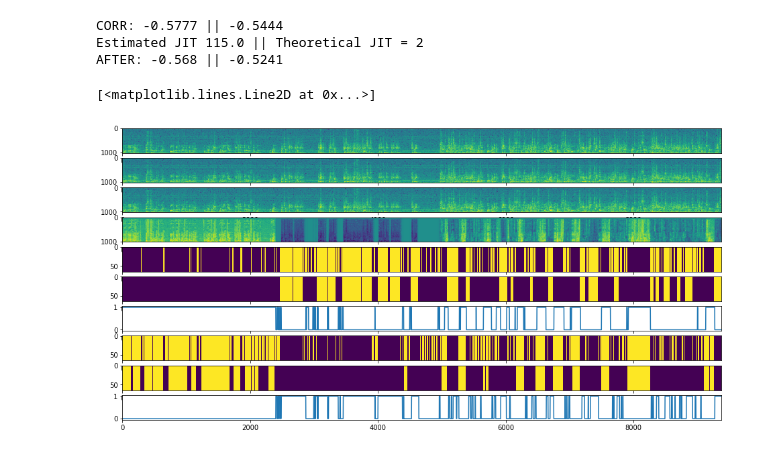
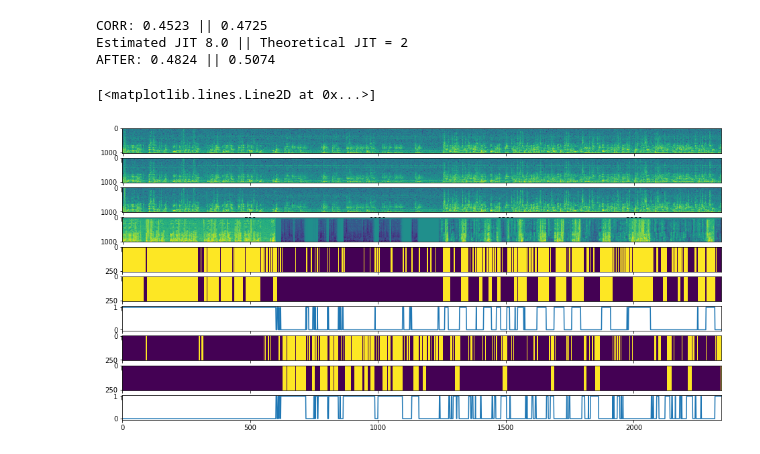
Before and after one commit to SensorsAudioINI/SpikeSeparation, a Jupyter notebook: GCC_spikes.ipynb, the cells around one changed output. Cells and saved outputs as stored; diff of their text form; code cells hidden in the pictures.

```diff
--- a/GCC_spikes.ipynb
+++ b/GCC_spikes.ipynb
@@ -75,6 +75,7 @@ spectralCoherenceV = complexMixtureSpectrogram[0] * complexMixtureSpectrogram[1]
                      / abs(complexMixtureSpectrogram[0]) / abs(complexMixtureSpectrogram[1])
 angularSpectrogram = getAngularSpectrogram( spectralCoherenceV, frequenciesInHz,
                                             microphoneSeparationInMetres, numTDOAs )
+angularSpectrogram = np.nan_to_num(angularSpectrogram)
 meanAngularSpectrum = mean(angularSpectrogram, axis=-1)
 targetTDOAIndexes = estimateTargetTDOAIndexesFromAngularSpectrum( meanAngularSpectrum,
                                                                   microphoneSeparationInMetres,
@@ -141,7 +152,9 @@ fs, whisper3 = wavfile.read(filename_whisper3)
 # plt.plot(whisper1[:115000, 0])
 # ipd.display(ipd.Audio(whisper1[:200000, 0], rate=fs))
 TR = 10000 if sample in ['A', 'C'] and pos == [9, 7] else 18000
+# TR = 10000
 trigger_index = np.where(whisper1>TR)[0][0]
+# trigger_index = np.where(whisper1[:,0]>TR)[0][0]
 # print trigger_index
 # trigger_index = 115000
 whisper1 = whisper1[trigger_index + int(fs / 32):].astype('float32')
@@ -160,23 +173,26 @@ fs, groundtruth8 = wavfile.read(filename_groundtruth8)
 groundtruth8 = remove_trigger(groundtruth8)
 
 # stfts & VADs
-m2 = stft(groundtruth8, 2048, 512, window=np.hanning).T
-m1 = stft(groundtruth1, 2048, 512, window=np.hanning).T
+m2 = stft(groundtruth8, windowSize, hopSize, window=np.hanning).T
+m1 = stft(groundtruth1, windowSize, hopSize, window=np.hanning).T
 m1_sum = np.sum(np.log(m1 + 1), axis=-1)
 m2_sum = np.sum(np.log(m2 + 1), axis=-1)
 VAD1 = np.array(0.8 * m1_sum > m2_sum)
-
 VAD2 = np.array(0.8 * m2_sum > m1_sum)
 
-x_spec = np.transpose(multi_stft(whisper.T, 2048, 512), (0, 2, 1))
+x_spec = np.transpose(multi_stft(whisper.T, windowSize, hopSize), (0, 2, 1))
 # %%
 print(len(vad1))
 print(len(VAD1))
-R = int(np.ceil(len(vad1) / len(VAD1)))
+
+R = int(np.floor(len(vad1) / len(VAD1)))
 print(R)
+vad1 = vad1[::R]
+vad2 = vad2[::R]
 
-plt.plot(vad1[::R])
-plt.plot(VAD1)
-
-print(len(vad1[::R]))
+min_len = min([len(vad1), len(VAD1)])
+vad1 = vad1[:min_len]
+vad2 = vad2[:min_len]
+VAD1 = VAD1[:min_len]
+VAD2 = VAD2[:min_len]
 # %% [output]
@@ -188,15 +202,20 @@ print(len(vad1[::R]))
-# %%
-vad1 = vad1[:len(VAD1)]
-vad2 = vad2[:len(VAD2)]
-JIT = 2
 # %%
+JIT = 2
 # solid_vad1 = np.tile(np.expand_dims(vad1, -1), (1, int(frame_len / 2 + 1)))
 # solid_vad2 = np.tile(np.expand_dims(vad2, -1), (1, int(frame_len / 2 + 1)))
+
+if np.corrcoef(vad1, VAD1)[0,1] < 0:
+    _tmp = vad1[:]
+    vad1 = vad2[:]
+    vad2 = _tmp[:]
+
 solid_vad1 = np.tile(np.expand_dims(vad1, -1), (1, int(hopSize/ 2 + 1)))
 solid_vad2 = np.tile(np.expand_dims(vad2, -1), (1, int(hopSize / 2 + 1)))
 
 solid_vad11 = np.tile(np.expand_dims(break_small(vad1, BW), -1), (1, int(hopSize / 2 + 1)))
 solid_vad22 = np.tile(np.expand_dims(break_small(vad2, BW), -1), (1, int(hopSize / 2 + 1)))
+
+
 
 print("CORR: {:.4} || {:.4}".format(np.corrcoef(vad1, VAD1)[0,1], np.corrcoef(vad2, VAD2)[0,1]))
 mc1 = np.argmax(np.correlate(vad1, VAD1, "full")) - len(VAD1)
@@ -212,35 +231,35 @@ fig = plt.figure(figsize=(16,8))
 ax = fig.add_subplot(10,1,1)
 ax.imshow(np.log(np.abs(x_spec[0][lim0:lim1, ::-1]).T + 1), aspect="auto")
 ax = fig.add_subplot(10,1,2)
 ax.imshow(np.log(np.abs(x_spec[1][lim0:lim1, ::-1]).T + 1), aspect="auto")
 ax = fig.add_subplot(10,1,3)
 ax.imshow(np.log(np.abs(x_spec[2][lim0:lim1, ::-1]).T + 1), aspect="auto")
 ax = fig.add_subplot(10,1,4)
 pos1 = np.abs(m1[lim0:lim1, ::-1])
 neg1 = np.abs(m2[lim0:lim1, ::-1])
 ax.imshow((np.log(pos1 + 1) - np.log(neg1 + 1)).T , aspect="auto")
 ax = fig.add_subplot(10,1,5)
 ax.set_xlim([0, lim1 - lim0])
 ax.imshow(solid_vad1[lim0 + JIT:lim1 + JIT].T, aspect="auto")
 ax = fig.add_subplot(10,1,6)
 ax.set_xlim([0, lim1 - lim0])
 ax.imshow(solid_vad11[lim0 + JIT:lim1 + JIT].T, aspect="auto")
 ax = fig.add_subplot(10,1,7)
 ax.set_xlim([0, lim1 - lim0])
 ax.plot(VAD1[lim0:lim1].T)
 ax = fig.add_subplot(10,1,8)
 ax.set_xlim([0, lim1 - lim0])
 ax.imshow(solid_vad2[lim0 + JIT:lim1 + JIT].T, aspect="auto")
 ax = fig.add_subplot(10,1,9)
 ax.set_xlim([0, lim1 - lim0])
 ax.imshow(solid_vad22[lim0 + JIT:lim1 + JIT].T, aspect="auto")
 ax = fig.add_subplot(10,1,10)
 ax.set_xlim([0, lim1 - lim0])
 ax.plot(VAD2[lim0:lim1].T)
 # %% [output]
-CORR: -0.5777 || -0.5444
-Estimated JIT 115.0 || Theoretical JIT = 2
-AFTER: -0.568 || -0.5241
+CORR: 0.4523 || 0.4725
+Estimated JIT 8.0 || Theoretical JIT = 2
+AFTER: 0.4824 || 0.5074
 [<matplotlib.lines.Line2D at 0x...>]
-[figure, old version]
+[figure, new version]
 # %%
```
Also changed, not shown: parts of 7 cells of this notebook, 8 other files.
